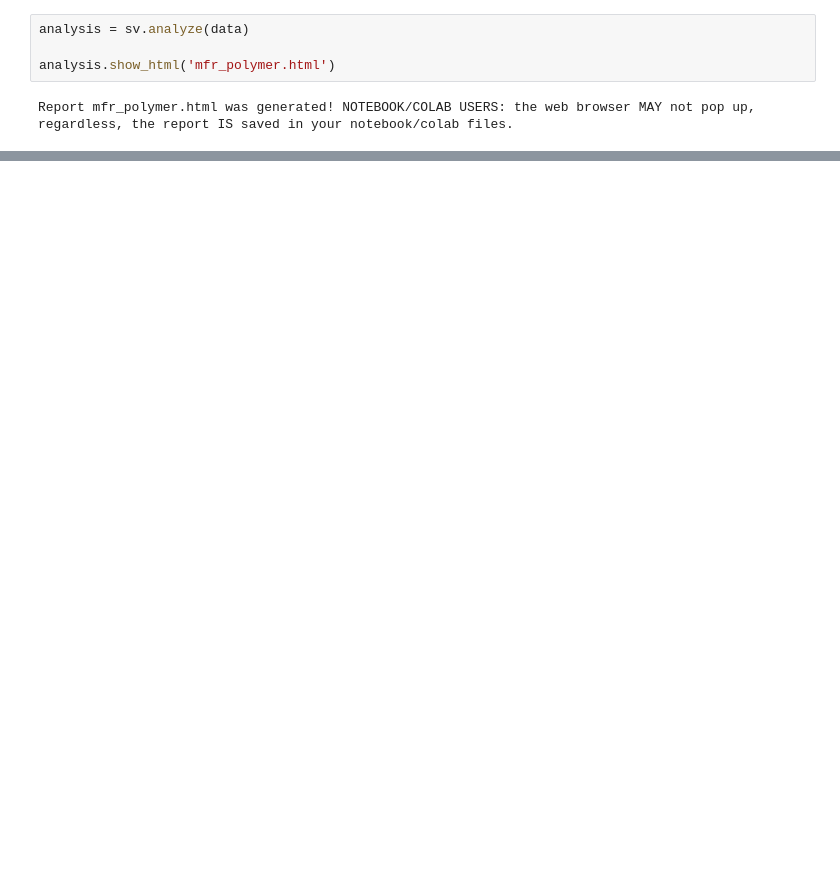
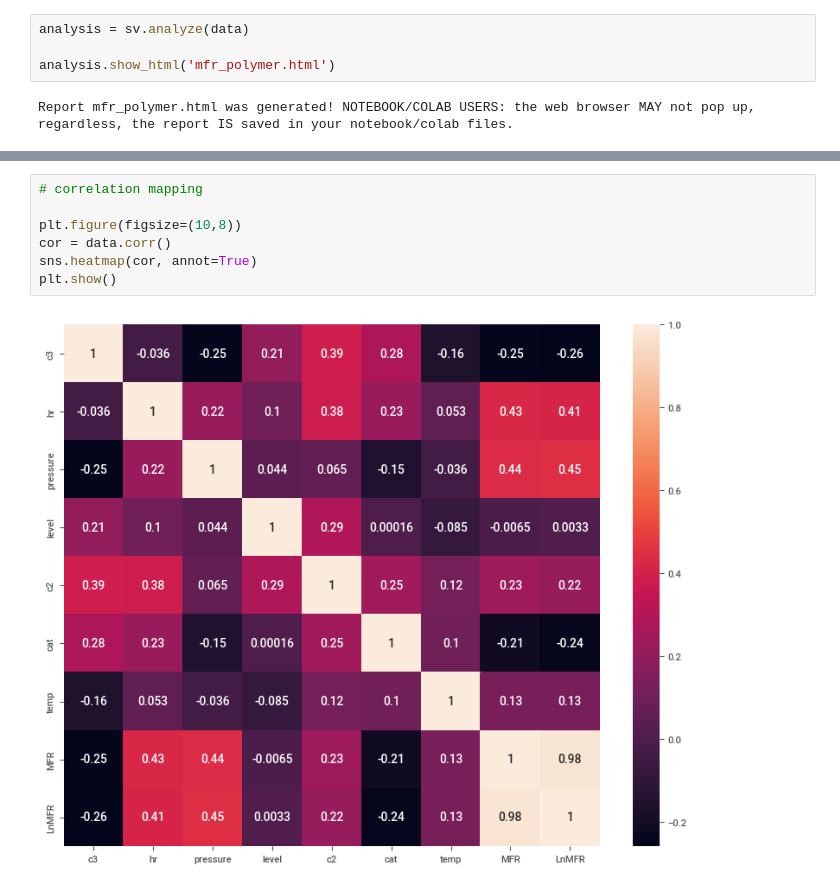
Before and after one commit to galib96/polymer-mfr-prediction, a Jupyter notebook: Polymer_MFR_predictive_modeling.ipynb, the cells around one changed output, grey strips where cells are left out. Saved outputs shown, nothing was run; the diff lists cells and outputs as text; blank space fills up the shorter version.

```diff
--- a/Polymer_MFR_predictive_modeling.ipynb
+++ b/Polymer_MFR_predictive_modeling.ipynb
@@ -95,0 +118,9 @@ IPython.display.HTML(filename='/content/mfr_polymer.html')
+# %%
+# correlation mapping
+
+plt.figure(figsize=(10,8))
+cor = data.corr()
+sns.heatmap(cor, annot=True)
+plt.show()
+# %% [output]
+[figure, added]
```
Also changed, not shown: parts of 6 cells of this notebook.
